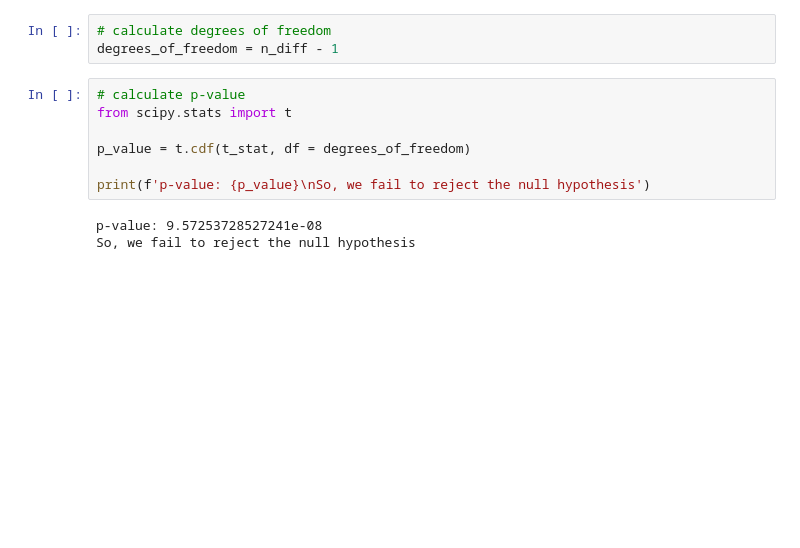
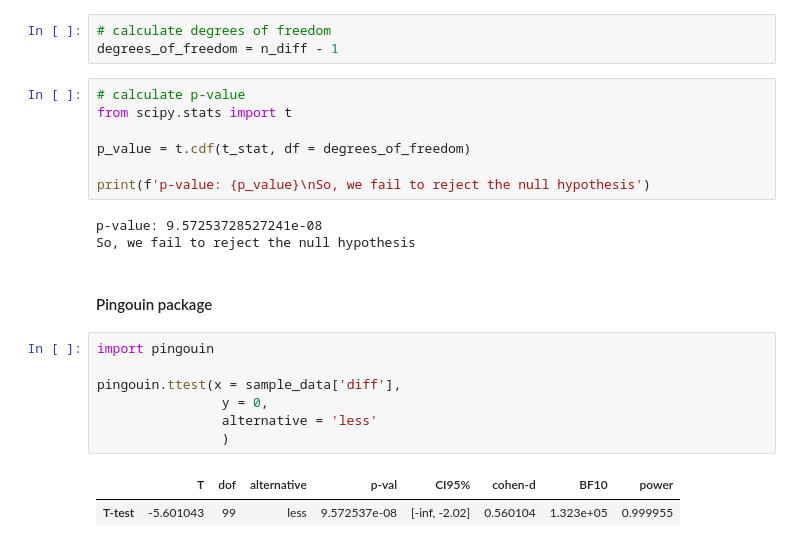
Before and after one commit to Jnn002/dc_datacamp, a Jupyter notebook: Data_analyst_python/chapter_9_Hypothesis/02_t_test.ipynb, the cells around one changed output. Saved outputs shown, nothing was run; the diff lists cells and outputs as text; blank space fills up the shorter version.

Commit message:
UPDATE, we apply ttest pingouin to resolve a ttest-paired problem

```diff
--- a/Data_analyst_python/chapter_9_Hypothesis/02_t_test.ipynb
+++ b/Data_analyst_python/chapter_9_Hypothesis/02_t_test.ipynb
@@ -152,3 +152,15 @@ print(f'p-value: {p_value}\nSo, we fail to reject the null hypothesis')
 # %% [output]
 p-value: 9.57253728527241e-08
 So, we fail to reject the null hypothesis
+# %% [markdown]
+#### Pingouin package
+# %%
+import pingouin
+
+pingouin.ttest(x = sample_data['diff'],
+                y = 0,
+                alternative = 'less'
+                )
+# %% [output]
+|  | T | dof | alternative | p-val | CI95% | cohen-d | BF10 | power |
+| T-test | -5.601043 | 99 | less | 9.572537e-08 | [-inf, -2.02] | 0.560104 | 1.323e+05 | 0.999955 |
```
Also changed, not shown: parts of 2 cells of this notebook.
